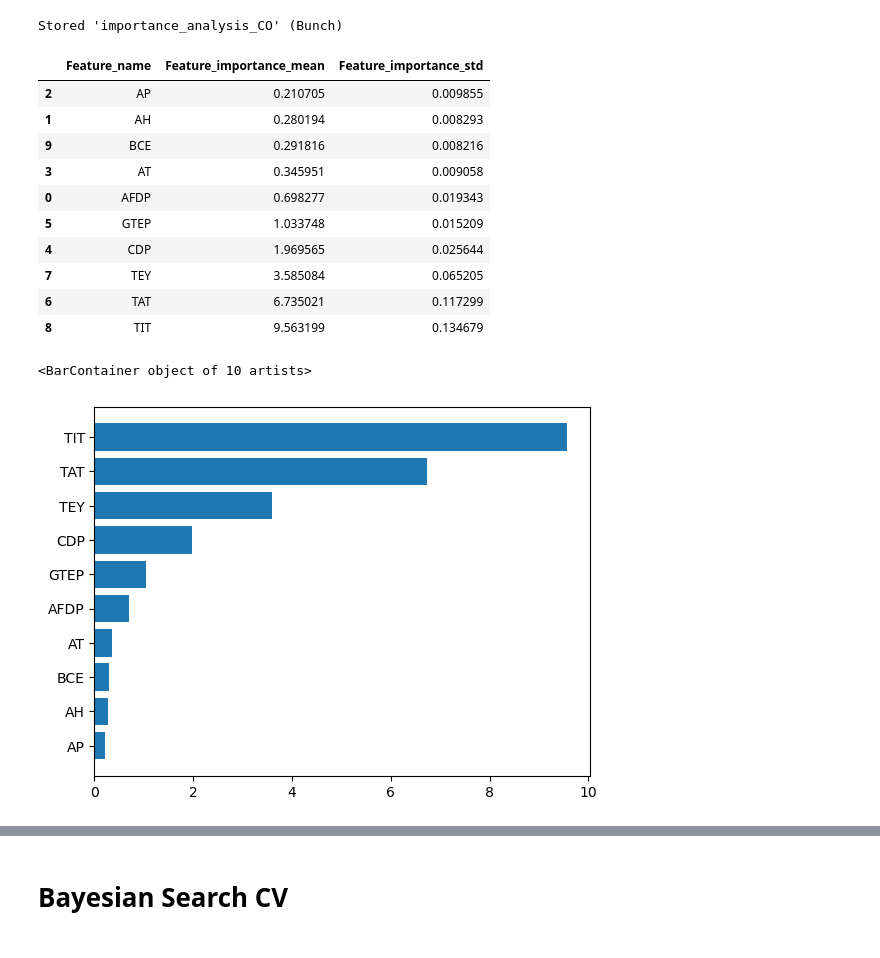
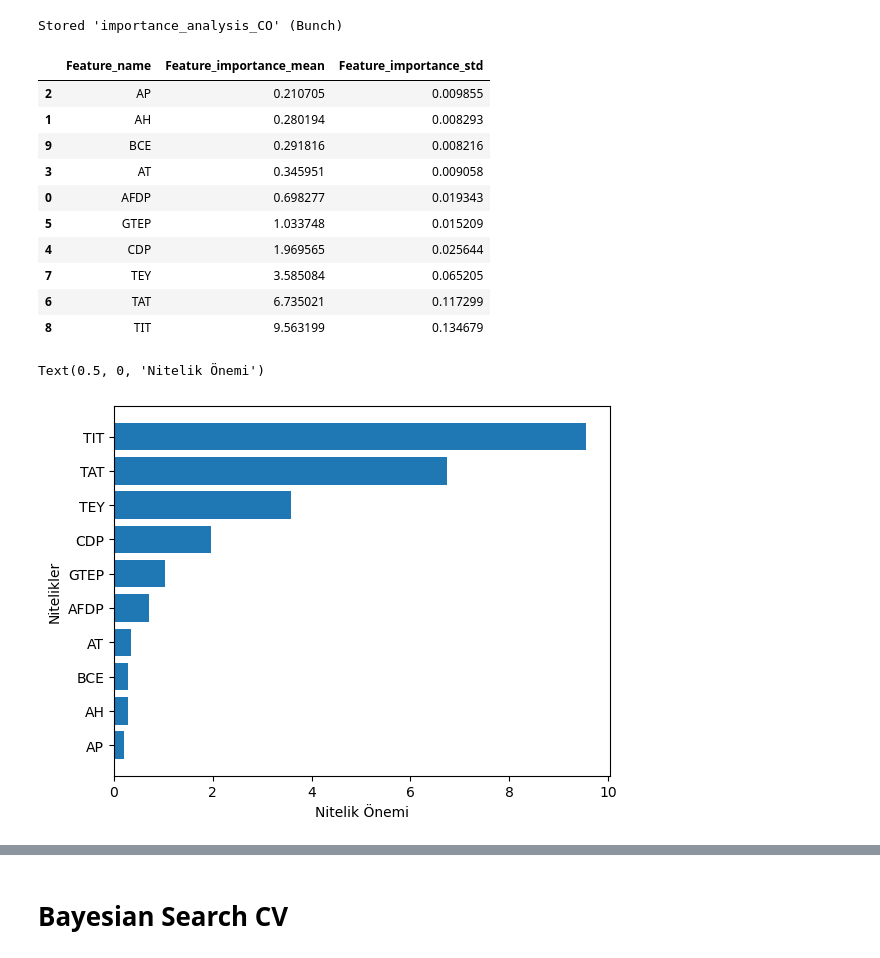
Before and after one commit to TunahanKanbak/VBM683, a Jupyter notebook: CO Prediction.ipynb, the cells around one changed output, grey strips where cells are left out. Saved outputs shown, nothing was run; the diff lists cells and outputs as text; code cells hidden in the pictures.

```diff
--- a/CO Prediction.ipynb
+++ b/CO Prediction.ipynb
@@ -603,29 +612,31 @@ Stored 'importance_analysis_CO' (Bunch)
 # %%
 importance_analysis_df = pd.DataFrame(
     {
         "Feature_name": transformer.fit_transform(X_train).columns,
         "Feature_importance_mean": importance_analysis_CO.importances_mean,
         "Feature_importance_std": importance_analysis_CO.importances_std
     }
 ).sort_values(by="Feature_importance_mean")
 display(importance_analysis_df)
 
 fig, ax = plt.subplots()
 ax.barh(y=importance_analysis_df.Feature_name, width=importance_analysis_df.Feature_importance_mean)
+ax.set_ylabel("Nitelikler")
+ax.set_xlabel("Nitelik Önemi")
 # %% [output]
 |  | Feature_name | Feature_importance_mean | Feature_importance_std |
 | 2 | AP | 0.210705 | 0.009855 |
 | 1 | AH | 0.280194 | 0.008293 |
 | 9 | BCE | 0.291816 | 0.008216 |
 | 3 | AT | 0.345951 | 0.009058 |
 | 0 | AFDP | 0.698277 | 0.019343 |
 | 5 | GTEP | 1.033748 | 0.015209 |
 | 4 | CDP | 1.969565 | 0.025644 |
 | 7 | TEY | 3.585084 | 0.065205 |
 | 6 | TAT | 6.735021 | 0.117299 |
 | 8 | TIT | 9.563199 | 0.134679 |
-<BarContainer object of 10 artists>
+Text(0.5, 0, 'Nitelik Önemi')
-[figure, old version]
+[figure, new version]
 # %%
 fig, ax = plt.subplots()
 plotter = PartialDependenceDisplay.from_estimator(best_model, transformer.fit_transform(X_train), [i for i in range(len(transformer.fit_transform(X_train).columns))], n_jobs=2, verbose=3, ax=ax, kind="both", random_state=random_state)
```
Also changed, not shown: parts of 20 cells of this notebook, 1 other file.
